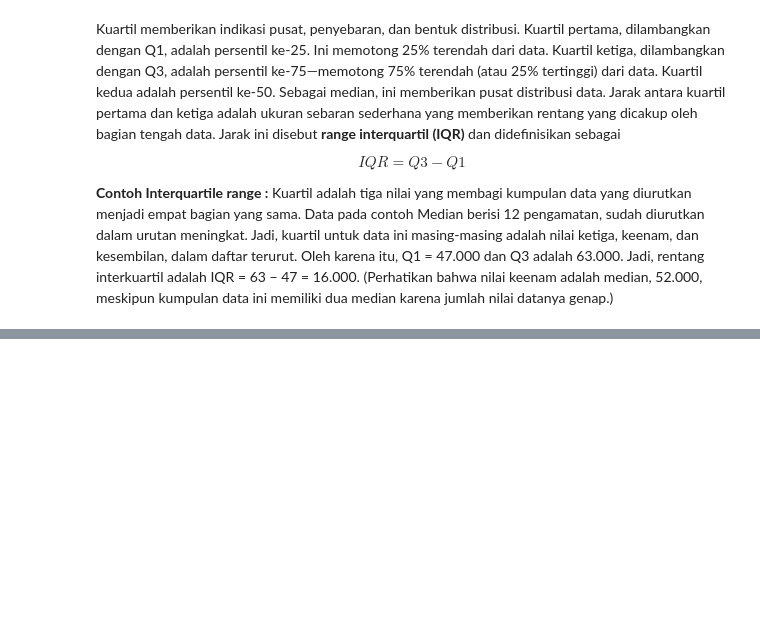
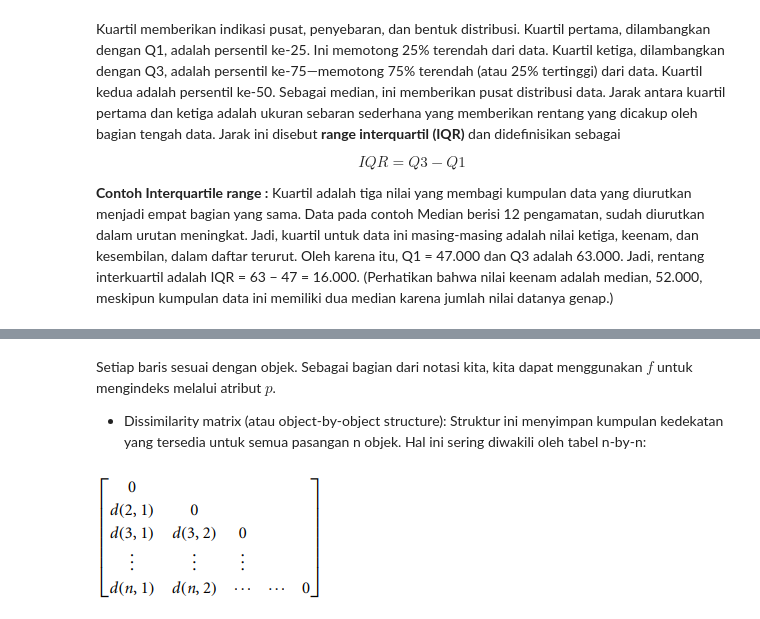
Before and after one commit to niniengC/datamining, a Jupyter notebook: _sources/chapter2.ipynb, the cells around one changed output, grey strips where cells are left out. Cells and saved outputs as stored; diff of their text form; code cells hidden in the pictures; blank space fills up the shorter version.

```diff
--- a/_sources/chapter2.ipynb
+++ b/_sources/chapter2.ipynb
@@ -185,0 +200,9 @@ Perhitungan varians dan standar deviasi dapat diskalakan dalam database besar.
+# %% [markdown]
+Setiap baris sesuai dengan objek. Sebagai bagian dari notasi kita, kita dapat menggunakan $f$ untuk mengindeks melalui atribut $p$.
+*   Dissimilarity matrix (atau object-by-object structure): Struktur ini menyimpan kumpulan kedekatan yang tersedia untuk semua pasangan n objek. Hal ini sering diwakili oleh tabel n-by-n:
+# %%
+from PIL import Image
+im = Image.open("/content/drive/MyDrive/datamining/tugas/image/dissimilarity_matrix.png")
+im
+# %% [output]
+[figure, added]
```
Also changed, not shown: parts of 16 cells of this notebook, 33 other files.
